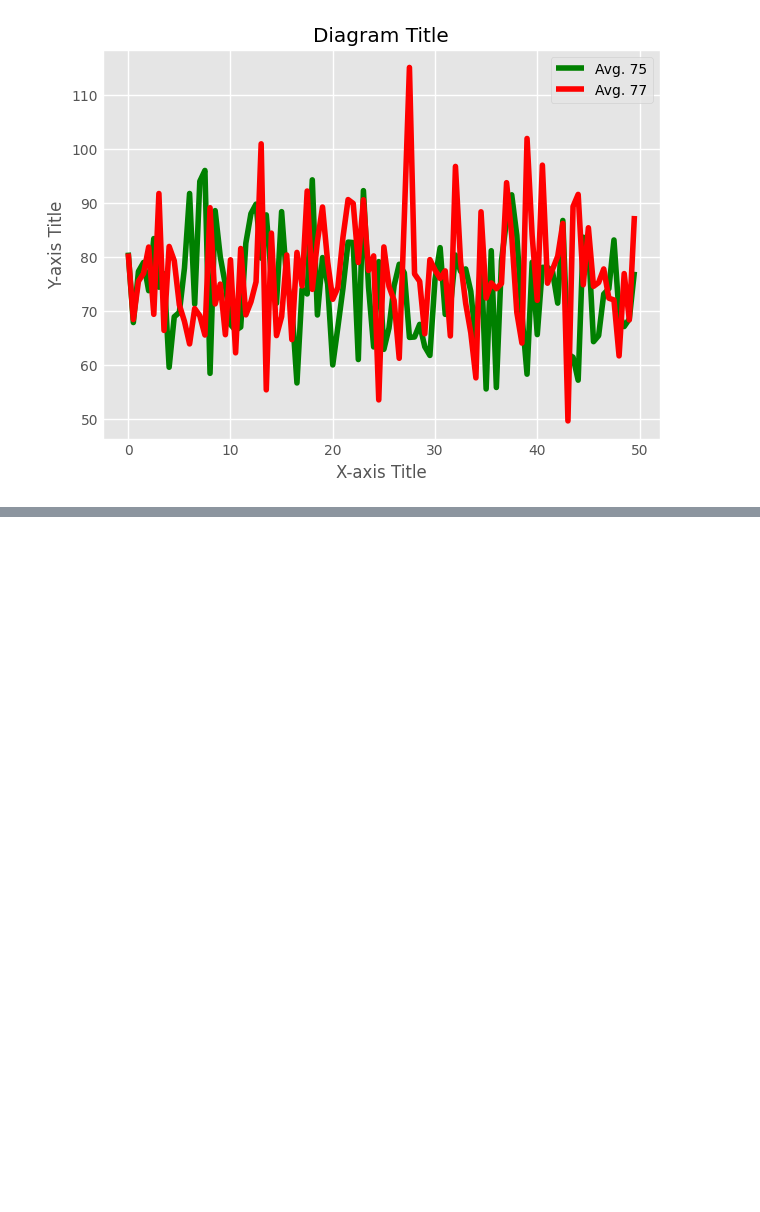
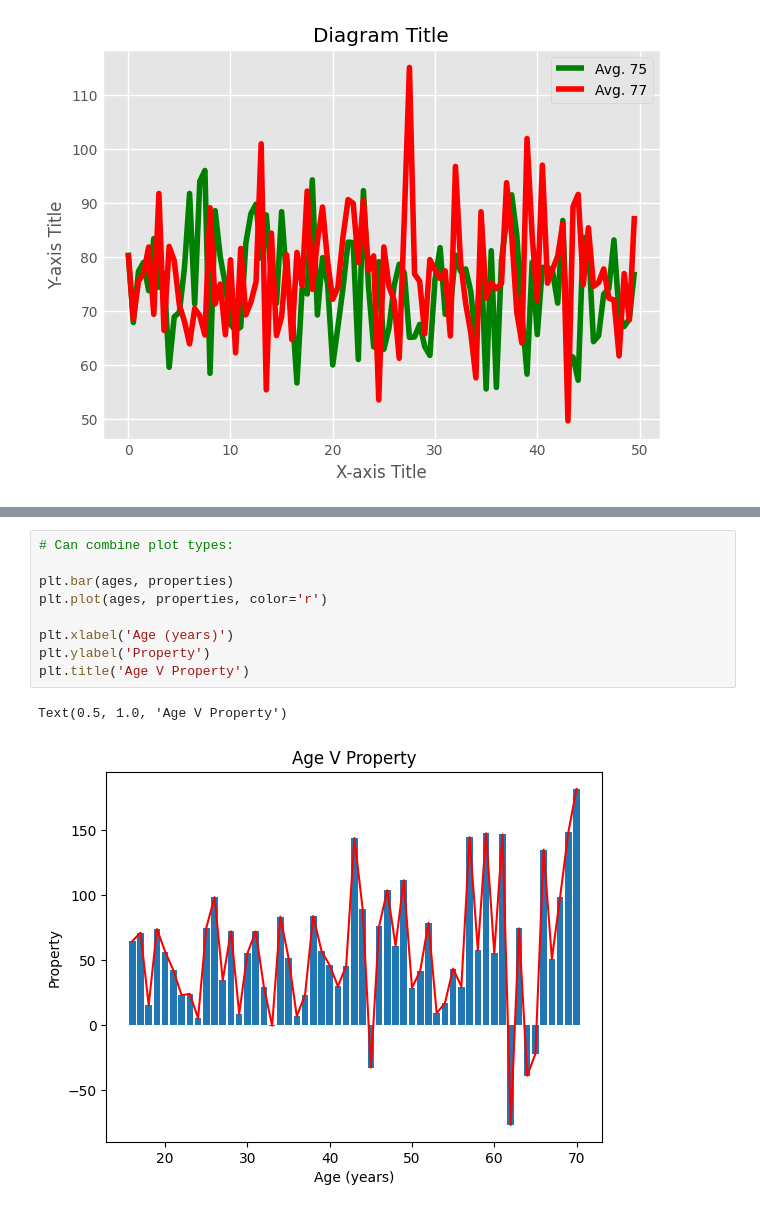
Before and after one commit to Mark12481632/Python-Language, a Jupyter notebook: Matplotlib.ipynb, the cells around one changed output, grey strips where cells are left out. Cells and saved outputs as stored; diff of their text form; blank space fills up the shorter version.

```diff
--- a/Matplotlib.ipynb
+++ b/Matplotlib.ipynb
@@ -175,0 +196,12 @@ WARNING:matplotlib.font_manager:findfont: Font family 'Comic Sans MS' not found.
+# %%
+# Can combine plot types:
+
+plt.bar(ages, properties)
+plt.plot(ages, properties, color='r')
+
+plt.xlabel('Age (years)')
+plt.ylabel('Property')
+plt.title('Age V Property')
+# %% [output]
+Text(0.5, 1.0, 'Age V Property')
+[figure, added]
```
Also changed, not shown: parts of 4 cells of this notebook.
